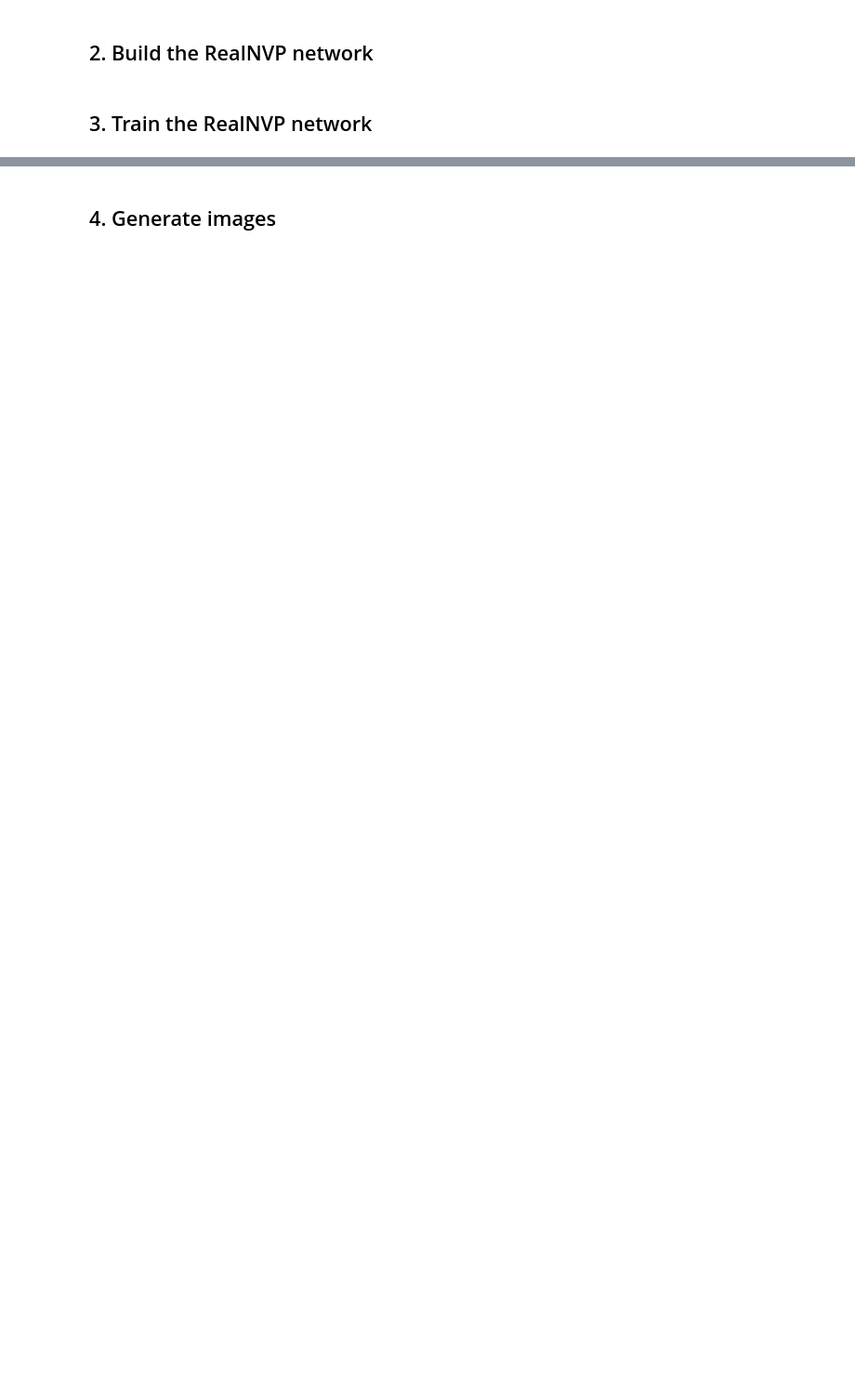
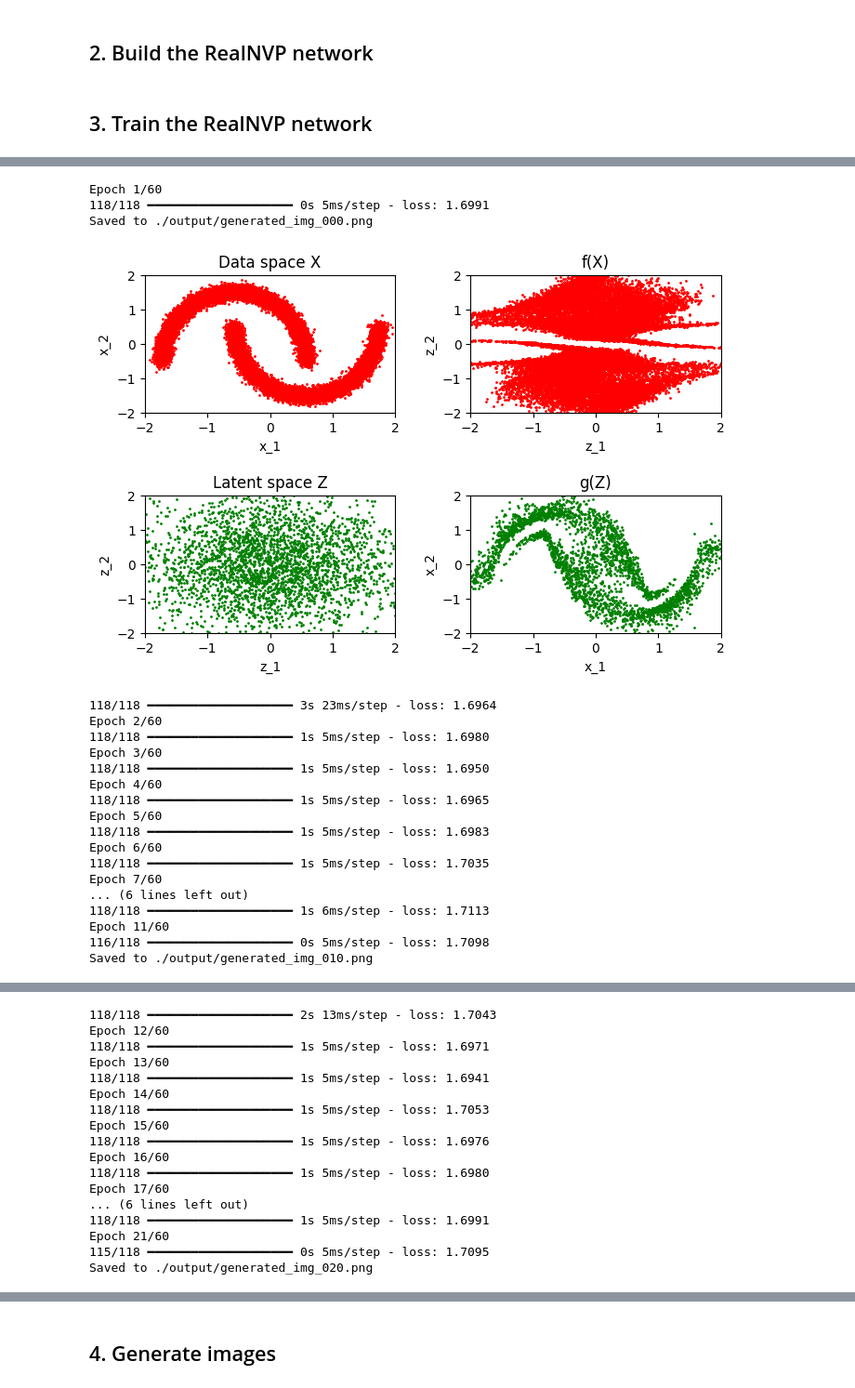
Before and after one commit to pxu/Generative_Deep_Learning_2nd_Edition, a Jupyter notebook: notebooks/06_normflow/01_realnvp/realnvp_assignment5.ipynb, the cells around one changed output, grey strips where cells are left out. Shown at 93% size. Drawn from its saved outputs; the diff is of its cells as text; code cells hidden in the pictures; blank space fills up the shorter version.

```diff
--- a/notebooks/06_normflow/01_realnvp/realnvp_assignment5.ipynb
+++ b/notebooks/06_normflow/01_realnvp/realnvp_assignment5.ipynb
@@ -28,7 +30,8 @@ COUPLING_LAYERS = 2
 INPUT_DIM = 2
 REGULARIZATION = 0.01
 BATCH_SIZE = 256
-EPOCHS = 300
+#EPOCHS = 300
+EPOCHS = 60
 # %%
 # Load the data
 data = datasets.make_moons(30000, noise=0.05)[0].astype("float32")
@@ -166,7 +181,9 @@ class ImageGenerator(callbacks.Callback):
         z, _ = model(normalized_data)
 
         # From latent space to data.
-        samples = model.distribution.sample(self.num_samples)
+        #samples = model.distribution.sample(self.num_samples)
+        samples = tf.random.normal((self.num_samples, 2), mean=0.0, stddev=1.0)
+
         x, _ = model.predict(samples, verbose=0)
 
         return x, z, samples
@@ -213,10 +230,3 @@ class ImageGenerator(callbacks.Callback):
 
 
 img_generator_callback = ImageGenerator(num_samples=3000)
-# %%
-model.fit(
-    normalized_data,
-    batch_size=BATCH_SIZE,
-    epochs=EPOCHS,
-    callbacks=[tensorboard_callback, img_generator_callback],
-)
@@ -318,0 +233,37 @@ Saved to ./output/generated_img_050.png
+# %%
+history = model.fit(
+    normalized_data,
+    batch_size=BATCH_SIZE,
+    epochs=EPOCHS,
+    callbacks=[tensorboard_callback, img_generator_callback],
+)
+
+plt.figure(figsize=(6,4))
+plt.plot(history.history['loss'])
+plt.xlabel("Epoch")
+plt.ylabel("Training Loss")
+plt.title("RealNVP Training Loss Curve")
+plt.savefig("loss_curve.png", dpi=200)
+plt.show()
+# %% [output]
+Epoch 1/60
+118/118 ━━━━━━━━━━━━━━━━━━━━ 0s 5ms/step - loss: 1.6991
+Saved to ./output/generated_img_000.png
+[figure, added]
+118/118 ━━━━━━━━━━━━━━━━━━━━ 3s 23ms/step - loss: 1.6964
+Epoch 2/60
+118/118 ━━━━━━━━━━━━━━━━━━━━ 1s 5ms/step - loss: 1.6980
+Epoch 3/60
+118/118 ━━━━━━━━━━━━━━━━━━━━ 1s 5ms/step - loss: 1.6950
+Epoch 4/60
+118/118 ━━━━━━━━━━━━━━━━━━━━ 1s 5ms/step - loss: 1.6965
+Epoch 5/60
+118/118 ━━━━━━━━━━━━━━━━━━━━ 1s 5ms/step - loss: 1.6983
+Epoch 6/60
+118/118 ━━━━━━━━━━━━━━━━━━━━ 1s 5ms/step - loss: 1.7035
+Epoch 7/60
+... (6 lines left out)
+118/118 ━━━━━━━━━━━━━━━━━━━━ 1s 6ms/step - loss: 1.7113
+Epoch 11/60
+116/118 ━━━━━━━━━━━━━━━━━━━━ 0s 5ms/step - loss: 1.7098
+Saved to ./output/generated_img_010.png
@@ -318,0 +271,17 @@ Saved to ./output/generated_img_050.png
+118/118 ━━━━━━━━━━━━━━━━━━━━ 2s 13ms/step - loss: 1.7043
+Epoch 12/60
+118/118 ━━━━━━━━━━━━━━━━━━━━ 1s 5ms/step - loss: 1.6971
+Epoch 13/60
+118/118 ━━━━━━━━━━━━━━━━━━━━ 1s 5ms/step - loss: 1.6941
+Epoch 14/60
+118/118 ━━━━━━━━━━━━━━━━━━━━ 1s 5ms/step - loss: 1.7053
+Epoch 15/60
+118/118 ━━━━━━━━━━━━━━━━━━━━ 1s 5ms/step - loss: 1.6976
+Epoch 16/60
+118/118 ━━━━━━━━━━━━━━━━━━━━ 1s 5ms/step - loss: 1.6980
+Epoch 17/60
+... (6 lines left out)
+118/118 ━━━━━━━━━━━━━━━━━━━━ 1s 5ms/step - loss: 1.6991
+Epoch 21/60
+115/118 ━━━━━━━━━━━━━━━━━━━━ 0s 5ms/step - loss: 1.7095
+Saved to ./output/generated_img_020.png
```
Also changed, not shown: parts of 7 cells of this notebook.
